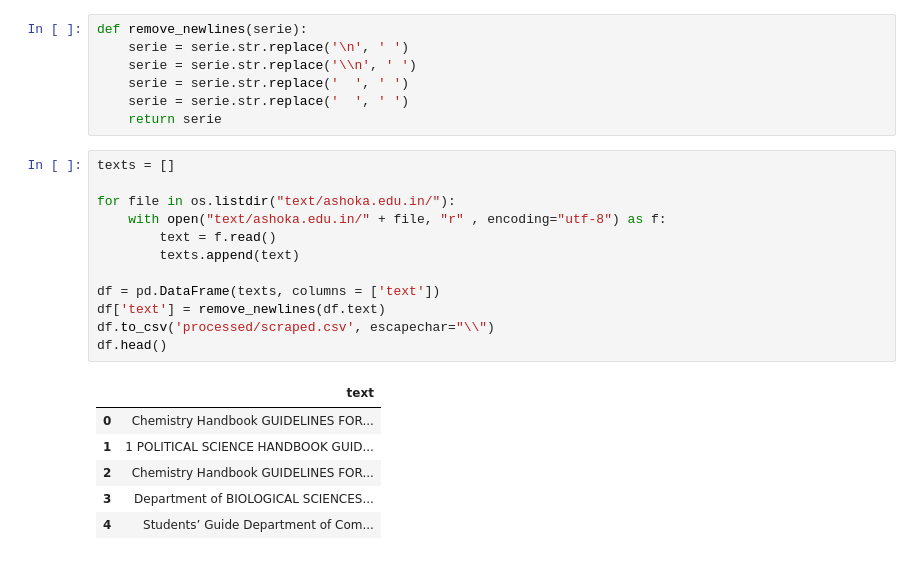
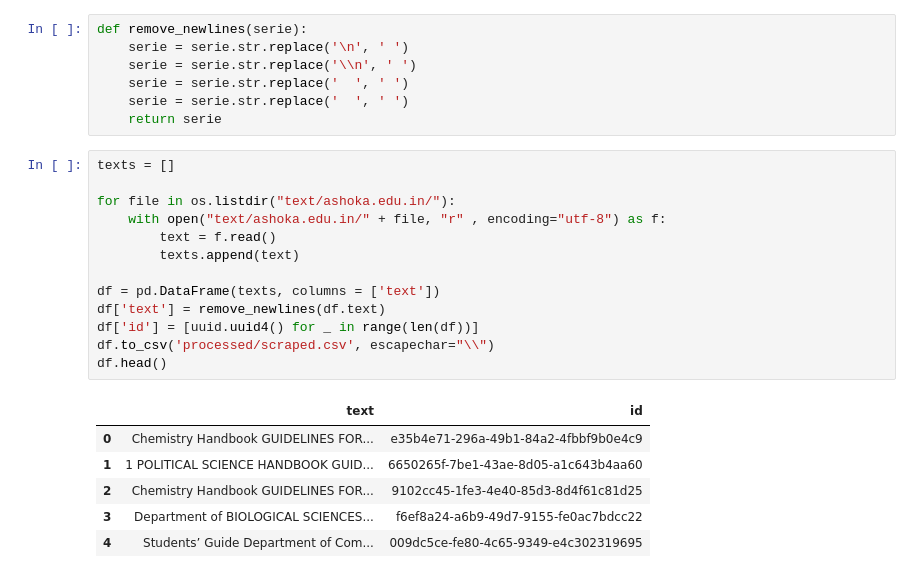
Before and after one commit to karthick-yes/University-Web-assistant, a Jupyter notebook: main.ipynb, the cells around one changed output. Saved outputs shown, nothing was run; the diff lists cells and outputs as text.

```diff
--- a/main.ipynb
+++ b/main.ipynb
@@ -215,21 +218,22 @@ def remove_newlines(serie):
 # %%
 texts = []
 
 for file in os.listdir("text/ashoka.edu.in/"):
     with open("text/ashoka.edu.in/" + file, "r" , encoding="utf-8") as f:
         text = f.read()
         texts.append(text)
 
 df = pd.DataFrame(texts, columns = ['text'])
 df['text'] = remove_newlines(df.text)
+df['id'] = [uuid.uuid4() for _ in range(len(df))]
 df.to_csv('processed/scraped.csv', escapechar="\\")
 df.head()
 # %% [output]
-|  | text |
-| 0 | Chemistry Handbook GUIDELINES FOR... |
-| 1 | 1 POLITICAL SCIENCE HANDBOOK GUID... |
-| 2 | Chemistry Handbook GUIDELINES FOR... |
-| 3 | Department of BIOLOGICAL SCIENCES... |
-| 4 | Students’ Guide Department of Com... |
+|  | text | id |
+| 0 | Chemistry Handbook GUIDELINES FOR... | e35b4e71-296a-49b1-84a2-4fbbf9b0e4c9 |
+| 1 | 1 POLITICAL SCIENCE HANDBOOK GUID... | 6650265f-7be1-43ae-8d05-a1c643b4aa60 |
+| 2 | Chemistry Handbook GUIDELINES FOR... | 9102cc45-1fe3-4e40-85d3-8d4f61c81d25 |
+| 3 | Department of BIOLOGICAL SCIENCES... | f6ef8a24-a6b9-49d7-9155-fe0ac7bdcc22 |
+| 4 | Students’ Guide Department of Com... | 009dc5ce-fe80-4c65-9349-e4c302319695 |
 # %%
 import tiktoken
```
Also changed, not shown: parts of 13 cells of this notebook, 2 other files.
